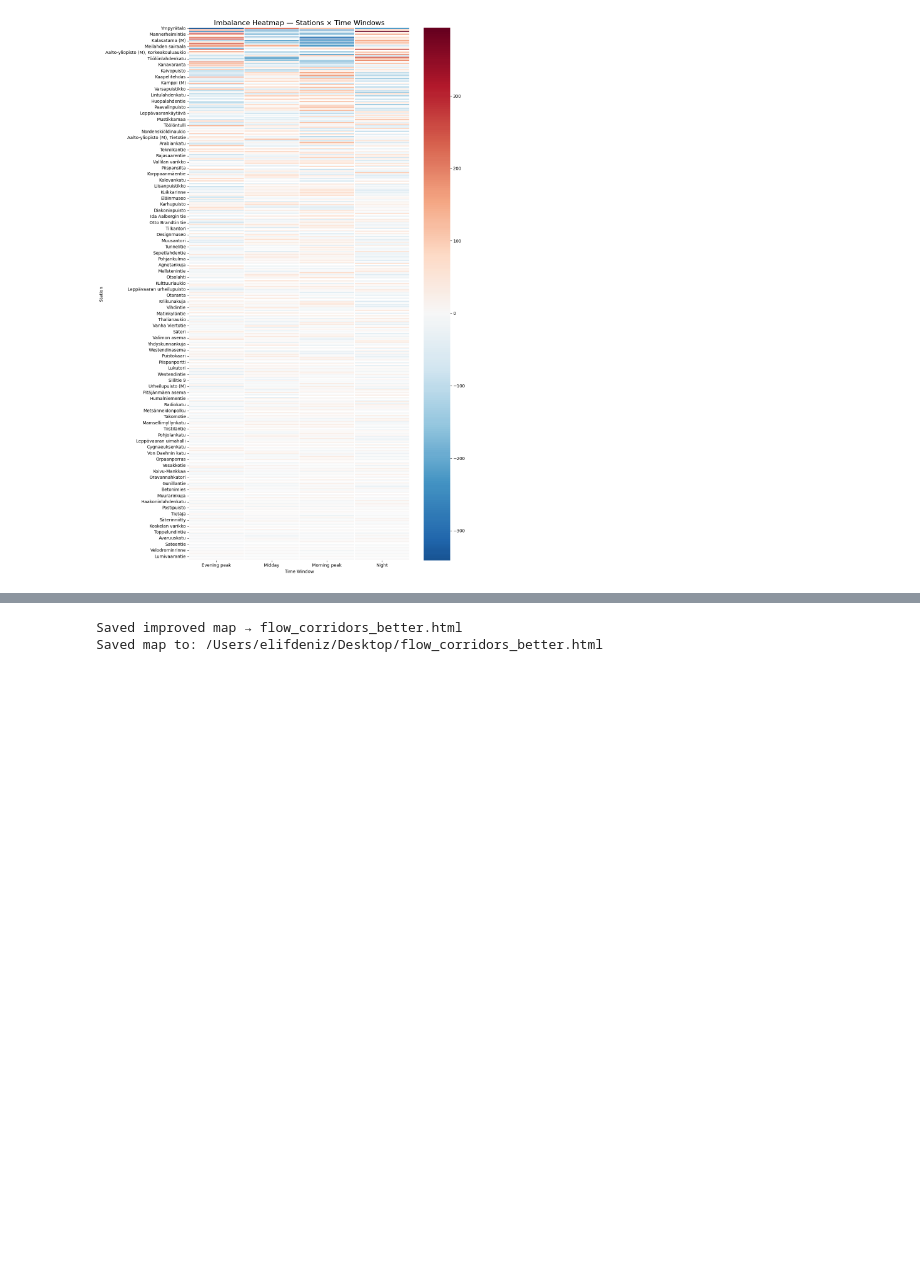
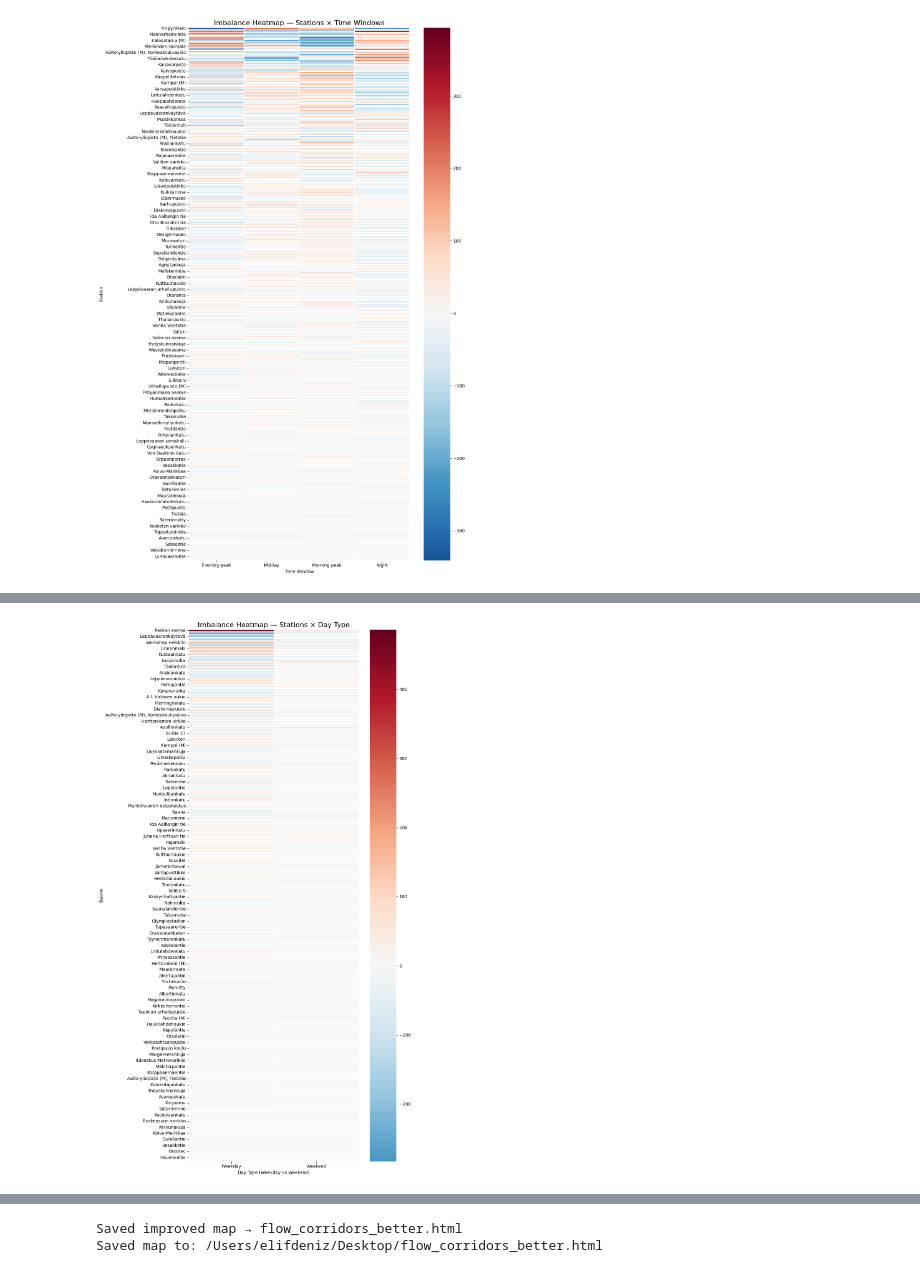
Before and after one commit to nfcolak/Network-Science---Helsinki-City-Bikes---UZH, a Jupyter notebook: notebooks/temporal_analysis.ipynb, the cells around one changed output, grey strips where cells are left out. Saved outputs shown, nothing was run; the diff lists cells and outputs as text; code cells hidden in the pictures; blank space fills up the shorter version.

```diff
--- a/notebooks/temporal_analysis.ipynb
+++ b/notebooks/temporal_analysis.ipynb
@@ -1265,0 +1359,53 @@ plt.show()
+# %%
+# ============================
+# C. Imbalance & Operational Analysis
+# 4.5B Heatmap: Station × Day Type → Imbalance
+# Report Section 4.5
+# ============================
+
+# Pivot: rows = stations, columns = weekday/weekend
+heatmap_dt = temporal_balance_dt.pivot_table(
+    index="dep_name",
+    columns="day_type",
+    values="imbalance",
+    aggfunc="sum",
+    fill_value=0
+)
+
+# Sort by absolute imbalance (like above)
+row_order_dt = heatmap_dt.abs().sum(axis=1).sort_values(ascending=False).index
+heatmap_dt = heatmap_dt.loc[row_order_dt]
+
+plt.figure(figsize=(10, 18))
+sns.heatmap(
+    heatmap_dt,
+    cmap="RdBu_r",
+    center=0,
+    linewidths=0.3,
+    annot=False
+)
+plt.title("Imbalance Heatmap — Stations × Day Type", fontsize=16)
+plt.xlabel("Day Type (Weekday vs Weekend)")
+plt.ylabel("Station")
+plt.tight_layout()
+plt.show()
+
+# -------------------------------------------------------------
+# EXPLANATION (for you):
+# - Shows whether a station empties/fills more on weekdays or weekends.
+# - Very helpful for detecting:
+#       * commuter-dominant stations (weekday imbalance)
+#       * tourist/leisure stations (weekend imbalance)
+#
+# -------------------------------------------------------------
+# SIMPLE REPORT INTERPRETATION:
+#
+# "The day-type heatmap compares imbalance patterns between weekdays and
+#  weekends. Strong weekday emptying and filling patterns indicate
+#  commuter-driven stations, while stations with significantly higher
+#  weekend imbalance reflect recreational or tourist-driven usage.
+#  This visualization clearly separates functional station roles within
+#  the network and highlights temporal behavioral differences."
+# -------------------------------------------------------------
+# %% [output]
+[figure, added]
```
Also changed, not shown: parts of 28 cells of this notebook.
